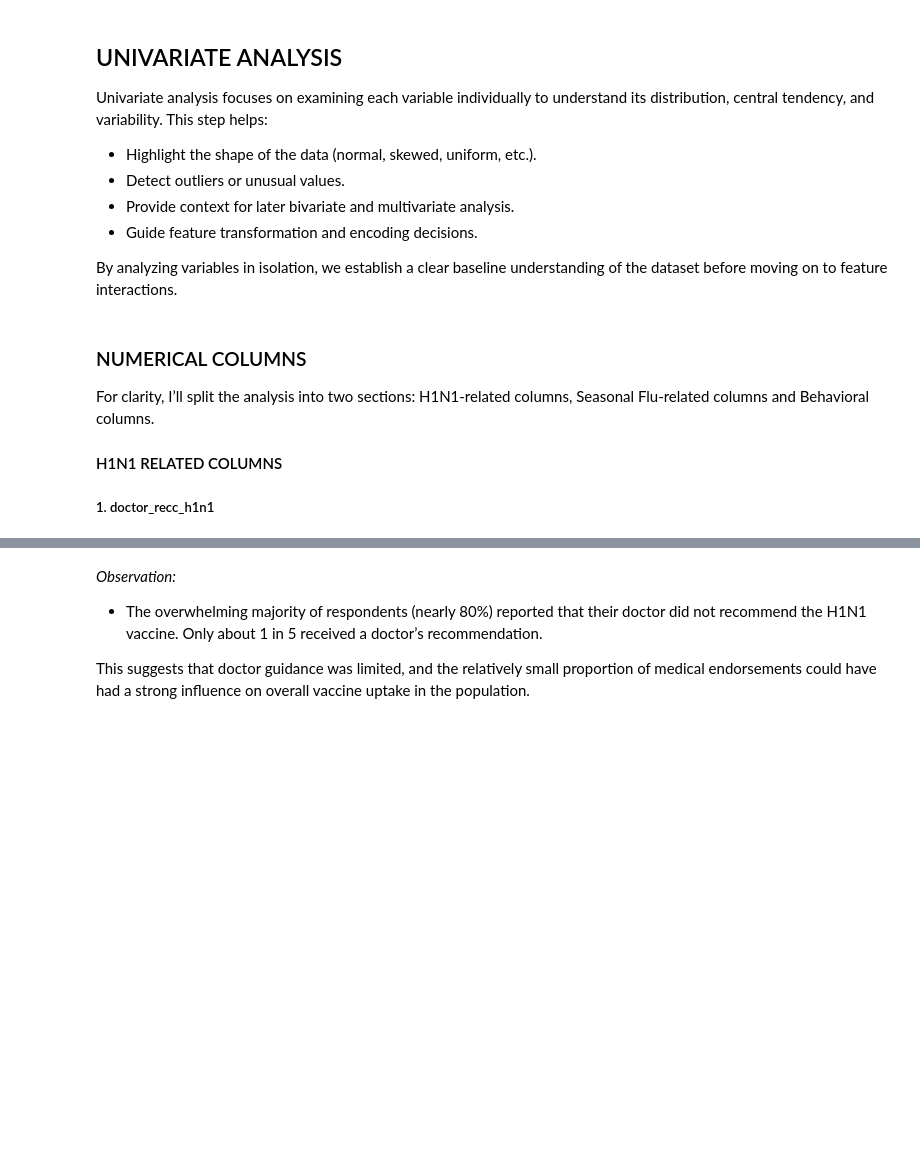
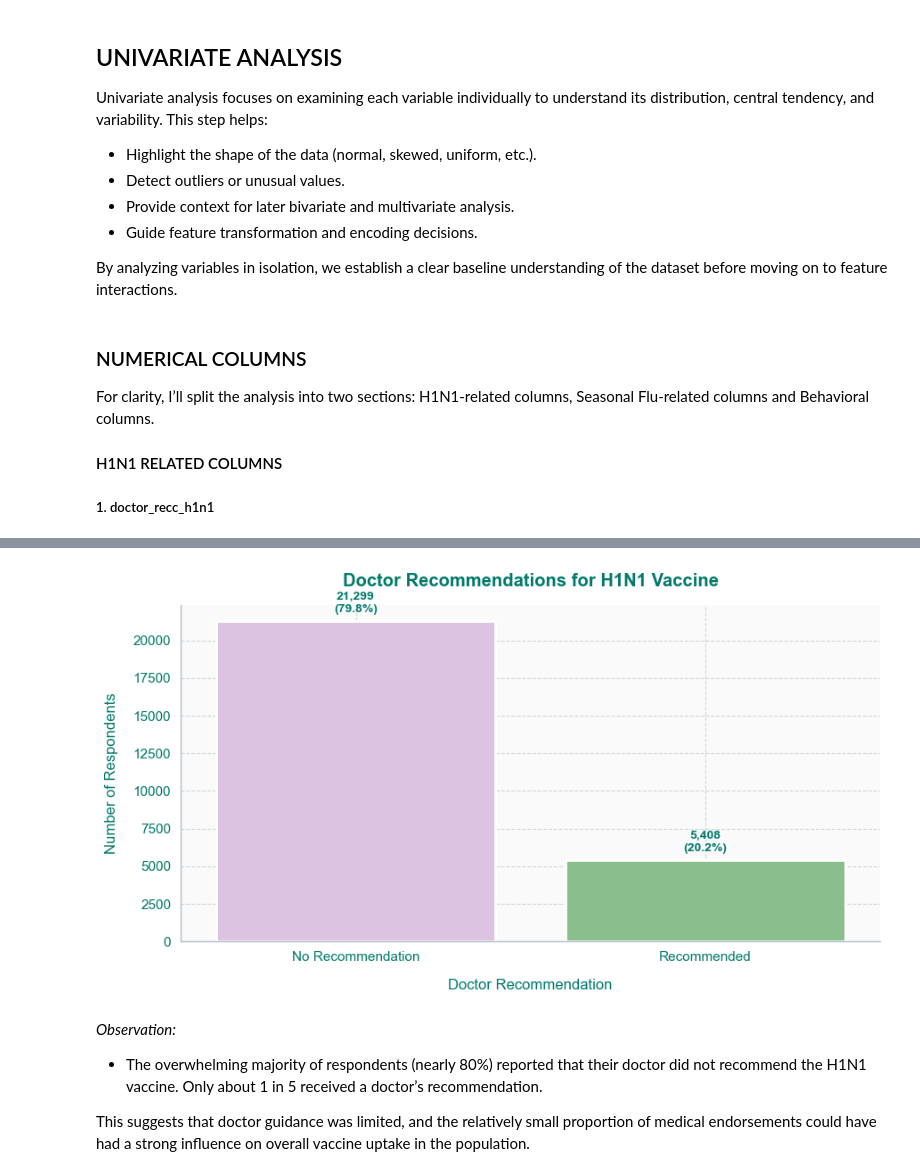
Before and after one commit to Vain-Guy/Predicting-H1N1-and-Seasonal-Flu-Vaccines, a Jupyter notebook: index.ipynb, the cells around one changed output, grey strips where cells are left out. Saved outputs shown, nothing was run; the diff lists cells and outputs as text; code cells hidden in the pictures; blank space fills up the shorter version.

Commit message:
Target variables univariate done

```diff
--- a/index.ipynb
+++ b/index.ipynb
@@ -905,0 +853,84 @@ Recommended: 5,408 respondents (20.2%)
+# %%
+# Work on a copy
+df_recc_h1n1 = train_data.copy()
+
+# Make variable datatype to int
+df_recc_h1n1['doctor_recc_h1n1'] = df_recc_h1n1['doctor_recc_h1n1'].astype(int)
+
+# Map values to human-readable labels
+label_map = {0: "No Recommendation", 1: "Recommended"}
+df_recc_h1n1['doctor_recc_h1n1_label'] = df_recc_h1n1['doctor_recc_h1n1'].map(label_map)
+
+
+# Get value counts and percentages
+counts = df_recc_h1n1['doctor_recc_h1n1_label'].value_counts()
+percentages = df_recc_h1n1['doctor_recc_h1n1_label'].value_counts(normalize=True) * 100
+
+# Create summary DataFrame
+summary = pd.DataFrame({
+    "Recommendation": counts.index,
+    "Count": counts.values,
+    "Percentage": percentages[counts.index].round(2).values
+})
+
+# Print summary
+print("Doctor Recommendations for H1N1 Vaccine:\n")
+for label, count in counts.items():
+    print(f"{label}: {count:,} respondents ({percentages[label]:.1f}%)")
+
+print()
+
+# Visualise
+plt.figure(figsize=(9, 5))
+
+# Palette
+health_colors = ['#E1BEE7', '#81C784']
+
+ax = sns.barplot(
+    data=summary,
+    x="Recommendation",
+    y="Count",
+    palette=health_colors,
+    edgecolor="white",
+    linewidth=2
+)
+
+# Styling
+ax.set_title("Doctor Recommendations for H1N1 Vaccine",
+             fontsize=14.5, pad=15, color='#00796B', fontweight='semibold')
+ax.set_xlabel("Doctor Recommendation", fontsize=12, labelpad=12, color='#00796B', fontweight='500')
+ax.set_ylabel("Number of Respondents", fontsize=12, labelpad=12, color='#00796B', fontweight='500')
+
+# Style the axes and ticks
+ax.tick_params(axis='both', which='major', labelsize=11, colors='#00796B')
+ax.tick_params(axis='x', pad=8)
+ax.tick_params(axis='y', pad=8)
+
+# Add both count and percentage labels on top of bars
+for i, row in summary.iterrows():
+    ax.text(
+        i, row["Count"] + (0.02 * summary["Count"].max()),
+        f"{row['Count']:,}\n({row['Percentage']:.1f}%)",
+        ha="center", va="bottom", color="#00796B",
+        fontsize=10, fontweight="semibold"
+    )
+
+# Background and gridstyling
+ax.grid(axis='both', alpha=0.4, linestyle='--', color='#90A4AE', linewidth=0.8)
+ax.set_facecolor('#FAFAFA')
+
+# Clean up spines
+for spine in ax.spines.values():
+    spine.set_color('#B0BEC5')
+    spine.set_linewidth(1)
+ax.spines['top'].set_visible(False)
+ax.spines['right'].set_visible(False)
+
+# Background styling
+plt.gca().patch.set_facecolor('#FAFAFA')
+plt.gcf().patch.set_facecolor('white')
+
+# Tighten it all up
+plt.tight_layout()
+plt.show()
+# %% [output]
@@ -906,3 +941,4 @@ Recommended: 5,408 respondents (20.2%)
+[figure, added]
 # %% [markdown]
 *Observation:*
 
```
Also changed, not shown: parts of 26 cells of this notebook.
